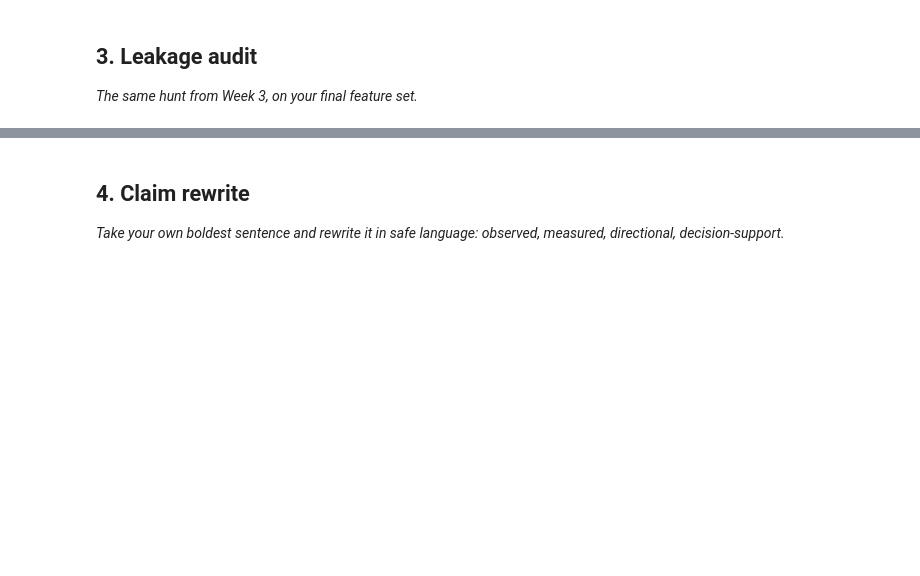
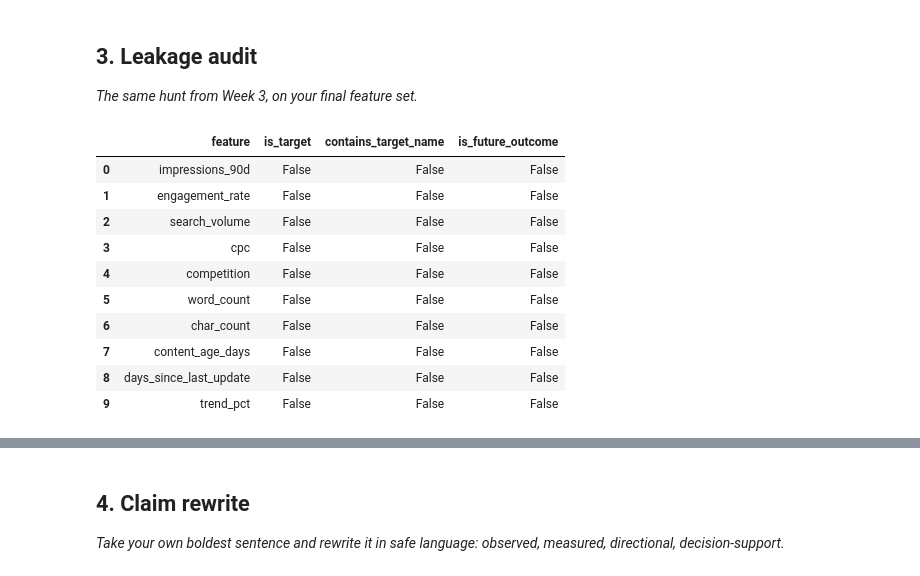
Before and after one commit to farankhandev/flyrank-ml-internship, a Jupyter notebook: work/notebooks/w06_validation_audit.ipynb, the cells around one changed output, grey strips where cells are left out. Cells and saved outputs as stored; diff of their text form; code cells hidden in the pictures; blank space fills up the shorter version.

Commit message:
Complete ML-09 validation and research claim audit

```diff
--- a/work/notebooks/w06_validation_audit.ipynb
+++ b/work/notebooks/w06_validation_audit.ipynb
@@ -18,3 +230,39 @@ This skeleton is yours to fill. Work the sections **in order** — each one has
 ## 3. Leakage audit
 
 *The same hunt from Week 3, on your final feature set.*
+# %%
+target = "baseline_score"
+
+leakage_checks = []
+
+for feature in features:
+    leakage_checks.append({
+        "feature": feature,
+        "is_target": feature == target,
+        "contains_target_name": target.lower() in feature.lower(),
+        "is_future_outcome": feature in [
+            "clicks_90d",
+            "pageviews_90d",
+            "sessions_90d",
+            "users_90d",
+            "engaged_sessions_90d",
+            "ai_sessions_90d",
+            "scroll_events_90d"
+        ]
+    })
+
+leakage_audit = pd.DataFrame(leakage_checks)
+
+leakage_audit
+# %% [output]
+|  | feature | is_target | contains_target_name | is_future_outcome |
+| 0 | impressions_90d | False | False | False |
+| 1 | engagement_rate | False | False | False |
+| 2 | search_volume | False | False | False |
+| 3 | cpc | False | False | False |
+| 4 | competition | False | False | False |
+| 5 | word_count | False | False | False |
+| 6 | char_count | False | False | False |
+| 7 | content_age_days | False | False | False |
+| 8 | days_since_last_update | False | False | False |
+| 9 | trend_pct | False | False | False |
```
Also changed, not shown: parts of 19 cells of this notebook.
